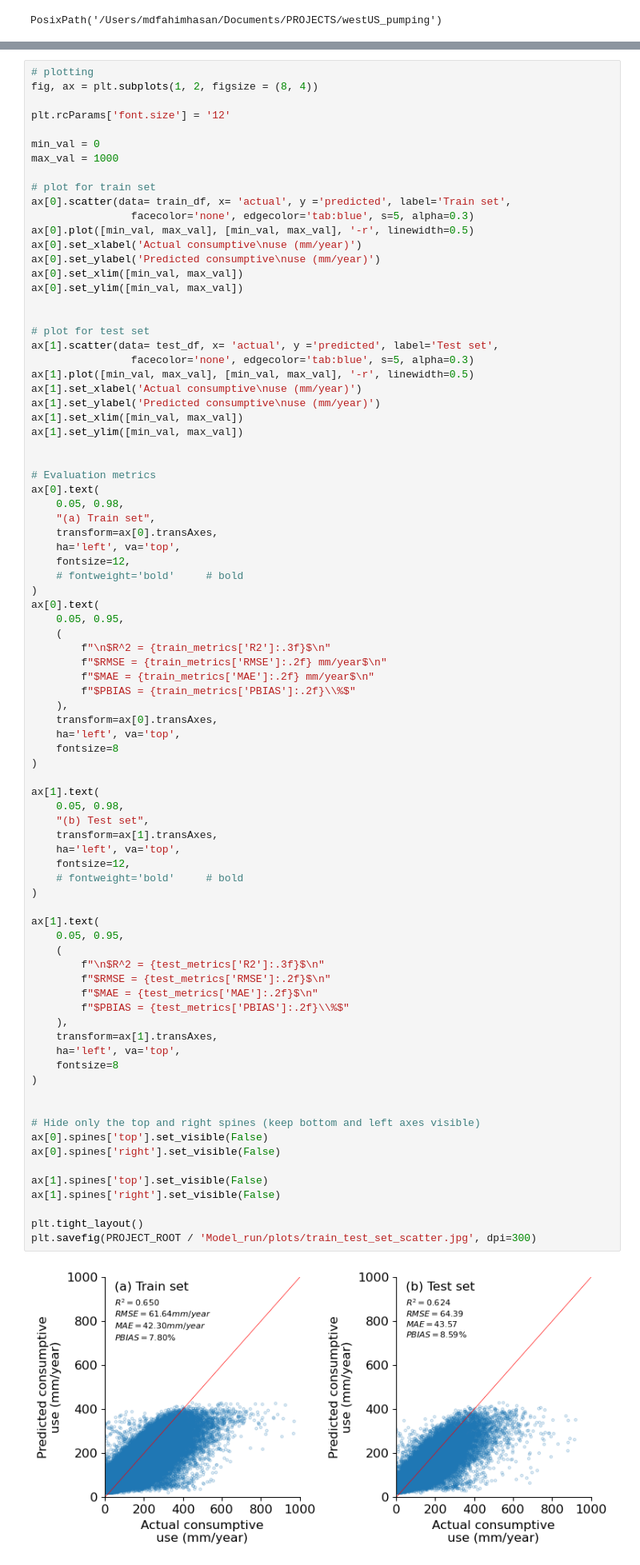
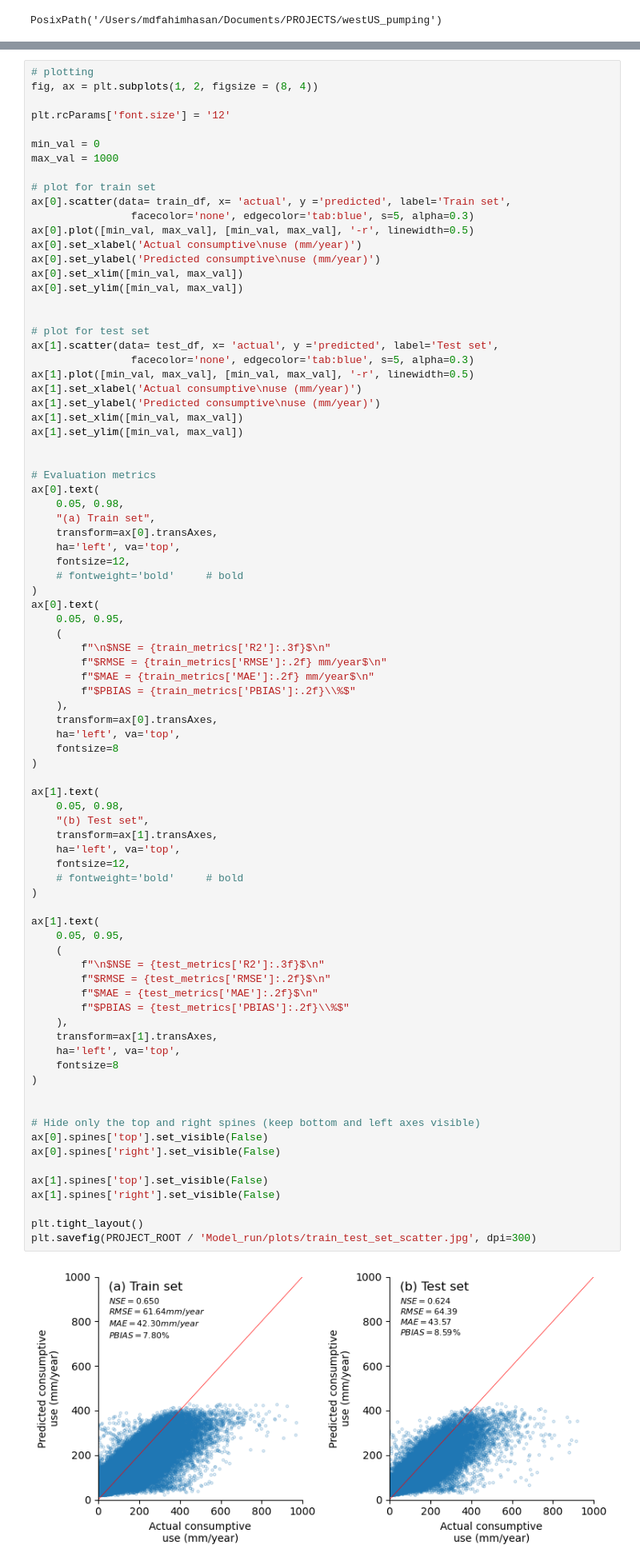
Before and after one commit to mdfahimhasan/WestUS_pumping, a Jupyter notebook: Codes/results_analysis/model_diagnosis.ipynb, the cells around one changed output, grey strips where cells are left out. Shown at 80% size. Cells and saved outputs as stored; diff of their text form.

```diff
--- a/Codes/results_analysis/model_diagnosis.ipynb
+++ b/Codes/results_analysis/model_diagnosis.ipynb
@@ -83,7 +83,7 @@ ax[0].text(
 ax[0].text(
     0.05, 0.95,
     (
-        f"\n$R^2 = {train_metrics['R2']:.3f}$\n"
+        f"\n$NSE = {train_metrics['R2']:.3f}$\n"
         f"$RMSE = {train_metrics['RMSE']:.2f} mm/year$\n"
         f"$MAE = {train_metrics['MAE']:.2f} mm/year$\n"
         f"$PBIAS = {train_metrics['PBIAS']:.2f}\\%$"
@@ -98,35 +98,35 @@ ax[1].text(
     "(b) Test set",
     transform=ax[1].transAxes,
     ha='left', va='top',
     fontsize=12,
     # fontweight='bold'     # bold
 )
 
 ax[1].text(
     0.05, 0.95,
     (
-        f"\n$R^2 = {test_metrics['R2']:.3f}$\n"
+        f"\n$NSE = {test_metrics['R2']:.3f}$\n"
         f"$RMSE = {test_metrics['RMSE']:.2f}$\n"
         f"$MAE = {test_metrics['MAE']:.2f}$\n"
         f"$PBIAS = {test_metrics['PBIAS']:.2f}\\%$"
     ),
     transform=ax[1].transAxes,
     ha='left', va='top',
     fontsize=8
 )
 
 
 # Hide only the top and right spines (keep bottom and left axes visible)
 ax[0].spines['top'].set_visible(False)
 ax[0].spines['right'].set_visible(False)
 
 ax[1].spines['top'].set_visible(False)
 ax[1].spines['right'].set_visible(False)
 
 plt.tight_layout()
 plt.savefig(PROJECT_ROOT / 'Model_run/plots/train_test_set_scatter.jpg', dpi=300)
 # %% [output]
-[figure, old version]
+[figure, new version]
 # %%
 from scipy.stats import gaussian_kde
 
```
Also changed, not shown: parts of 2 cells of this notebook, 2 other files.
